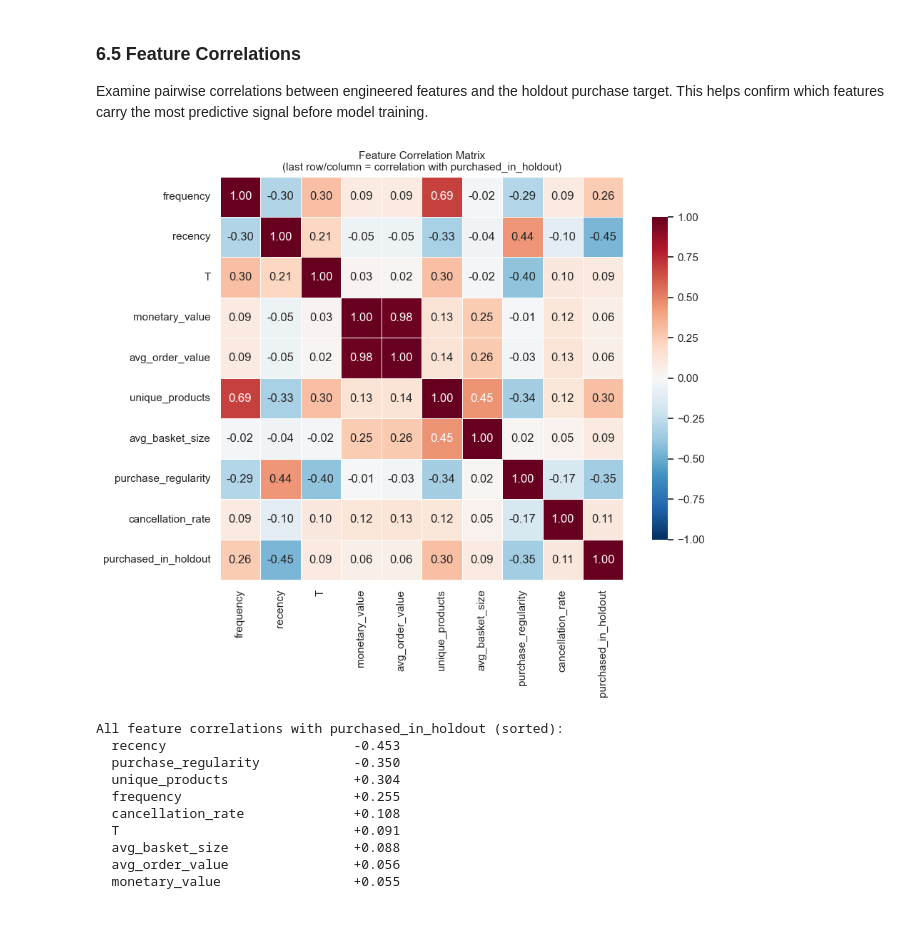
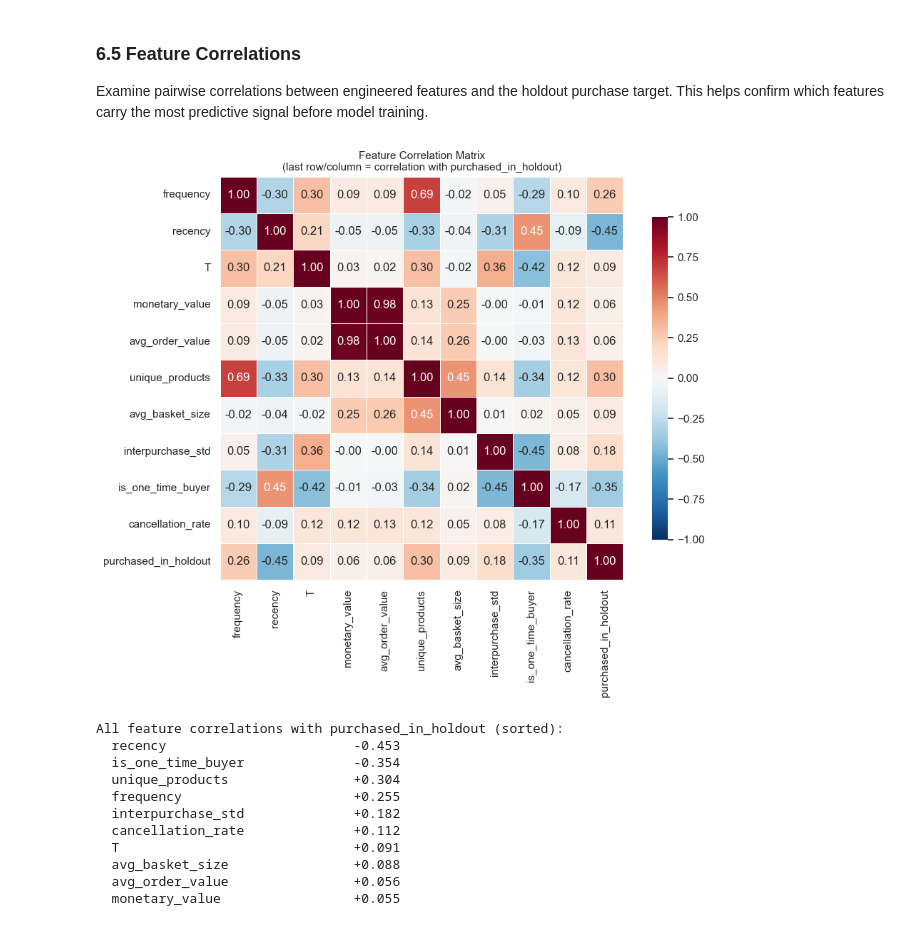
Before and after one commit to dsyhub/customer-lifetime-value-prediction, a Jupyter notebook: notebooks/archive/01_exploratory_data_analysis_v1.ipynb, the cells around one changed output. Cells and saved outputs as stored; diff of their text form; code cells hidden in the pictures.

Commit message:
replaced features with multicollinearity issues and cascading notebooks

```diff
--- a/notebooks/archive/01_exploratory_data_analysis_v1.ipynb
+++ b/notebooks/archive/01_exploratory_data_analysis_v1.ipynb
@@ -119,13 +134,9 @@ df['Invoice'] = df['Invoice'].astype(str).str.strip()
 # Identify cancellations (invoices starting with 'C') before filtering them out, as we need this info for the cancellation_rate feature
 df['is_cancellation'] = df['Invoice'].str.startswith('C')
 
-# Capture cancellation counts before removal (needed for cancellation_rate feature)
-cancel_mask = df['is_cancellation'] & df['Customer ID'].notna()
-cancellation_counts = (df[cancel_mask].groupby('Customer ID')['Invoice']
-                       .nunique().rename('cancellation_orders'))
-total_orders_with_cancellations = (df[df['Customer ID'].notna()]
-                                   .groupby('Customer ID')['Invoice']
-                                   .nunique().rename('total_orders_incl_cancellations'))
+# Save cancellation info for calibration-period-only computation in cell 13 (prevents holdout data leakage)
+_cancel_ref = df[df['Customer ID'].notna()][['Invoice', 'Customer ID', 'InvoiceDate', 'is_cancellation']].copy()
+_cancel_ref['Customer ID'] = _cancel_ref['Customer ID'].astype(int)
 
 # Only keep rows with valid Customer ID, non-cancellations, and positive Quantity and Price
 df = df[df['Customer ID'].notna()].copy()
@@ -220,15 +237,27 @@ customer_agg = customer_agg.merge(mv, on='Customer ID', how='left')
 unique_products = calibration.groupby('Customer ID')['StockCode'].nunique().rename('unique_products').reset_index()
 customer_agg = customer_agg.merge(unique_products, on='Customer ID', how='left')
 
-def compute_purchase_regularity(group):
+def compute_interpurchase_std(group):
     dates = group.sort_values('order_date')['order_date']
     if len(dates) < 2: return np.nan
     intervals = dates.diff().dropna().dt.days
     return 0.0 if len(intervals) < 2 else intervals.std()
 
-pr = cal_orders.groupby('Customer ID').apply(compute_purchase_regularity).rename('purchase_regularity').reset_index()
+pr = cal_orders.groupby('Customer ID').apply(compute_interpurchase_std).rename('interpurchase_std').reset_index()
 customer_agg = customer_agg.merge(pr, on='Customer ID', how='left')
-customer_agg['purchase_regularity'] = customer_agg['purchase_regularity'].fillna(999)
+
+# One-time buyer flag (explicit binary feature) — replaces the 999 sentinel value approach
+# This lets the model learn one-time buyer behavior directly, while interpurchase_std
+# remains a clean continuous feature (0 for customers with insufficient purchase history)
+customer_agg['is_one_time_buyer'] = (customer_agg['frequency'] == 0).astype(int)
+customer_agg['interpurchase_std'] = customer_agg['interpurchase_std'].fillna(0)
+
+# Cancellation rate — calibration period only (prevents holdout data leakage)
+_cal_cancel = _cancel_ref[_cancel_ref['InvoiceDate'] < calibration_end]
+cancellation_counts = (_cal_cancel[_cal_cancel['is_cancellation']].groupby('Customer ID')['Invoice']
+                       .nunique().rename('cancellation_orders'))
+total_orders_with_cancellations = (_cal_cancel.groupby('Customer ID')['Invoice']
+                                   .nunique().rename('total_orders_incl_cancellations'))
 
 customer_agg = customer_agg.merge(cancellation_counts.reset_index(), on='Customer ID', how='left')
 customer_agg['cancellation_orders'] = customer_agg['cancellation_orders'].fillna(0).astype(int)
@@ -275,8 +304,8 @@ customers = customers.rename(columns={'Customer ID': 'user_id'})
 column_order = [
     'user_id', 'frequency', 'recency', 'T', 'monetary_value',
     'total_orders', 'total_spend', 'avg_order_value',
-    'unique_products', 'avg_basket_size', 'purchase_regularity',
-    'cancellation_rate', 'country',
+    'unique_products', 'avg_basket_size', 'interpurchase_std',
+    'is_one_time_buyer', 'cancellation_rate', 'country',
     'actual_holdout_transactions', 'actual_holdout_revenue', 'purchased_in_holdout',
 ]
 customers = customers[column_order].reset_index(drop=True)
@@ -421,10 +443,10 @@ def freq_bucket(f):
     elif f <= 5:  return '3-5'
     else:         return '6+'
 
-customers['freq_bucket'] = customers['frequency'].apply(freq_bucket)
+_freq_buckets = customers['frequency'].apply(freq_bucket)
 bucket_order = ['0\n(one-time)', '1', '2', '3-5', '6+']
-holdout_rate  = customers.groupby('freq_bucket')['purchased_in_holdout'].mean().reindex(bucket_order)
-bucket_counts = customers.groupby('freq_bucket').size().reindex(bucket_order)
+holdout_rate  = customers.groupby(_freq_buckets)['purchased_in_holdout'].mean().reindex(bucket_order)
+bucket_counts = customers.groupby(_freq_buckets).size().reindex(bucket_order)
 
 fig, ax = plt.subplots(figsize=(9, 4))
 bars = ax.bar(holdout_rate.index, holdout_rate.values,
@@ -578,34 +600,35 @@ Examine pairwise correlations between engineered features and the holdout purcha
 # %%
 numeric_features = [
     'frequency', 'recency', 'T', 'monetary_value', 'avg_order_value',
     'unique_products', 'avg_basket_size',
-    'purchase_regularity', 'cancellation_rate', 'purchased_in_holdout',
+    'interpurchase_std', 'is_one_time_buyer', 'cancellation_rate', 'purchased_in_holdout',
 ]
 corr = customers[numeric_features].corr()
 
 fig, ax = plt.subplots(figsize=(10, 8))
 sns.heatmap(
     corr, annot=True, fmt='.2f', cmap='RdBu_r', center=0,
     square=True, linewidths=0.5, cbar_kws={'shrink': 0.8},
     ax=ax, vmin=-1, vmax=1,
 )
 ax.set_title('Feature Correlation Matrix\n(last row/column = correlation with purchased_in_holdout)',
              fontsize=11)
 plt.tight_layout()
 plt.show()
 
 print("All feature correlations with purchased_in_holdout (sorted):")
 target_corr = corr['purchased_in_holdout'].drop('purchased_in_holdout').sort_values(key=abs, ascending=False)
 for feat, val in target_corr.items():
     print(f"  {feat:<30} {val:+.3f}")
 # %% [output]
-[figure, old version]
+[figure, new version]
 All feature correlations with purchased_in_holdout (sorted):
   recency                        -0.453
-  purchase_regularity            -0.350
+  is_one_time_buyer              -0.354
   unique_products                +0.304
   frequency                      +0.255
-  cancellation_rate              +0.108
+  interpurchase_std              +0.182
+  cancellation_rate              +0.112
   T                              +0.091
   avg_basket_size                +0.088
   avg_order_value                +0.056
```
Also changed, not shown: parts of 19 cells of this notebook, 8 other files.
